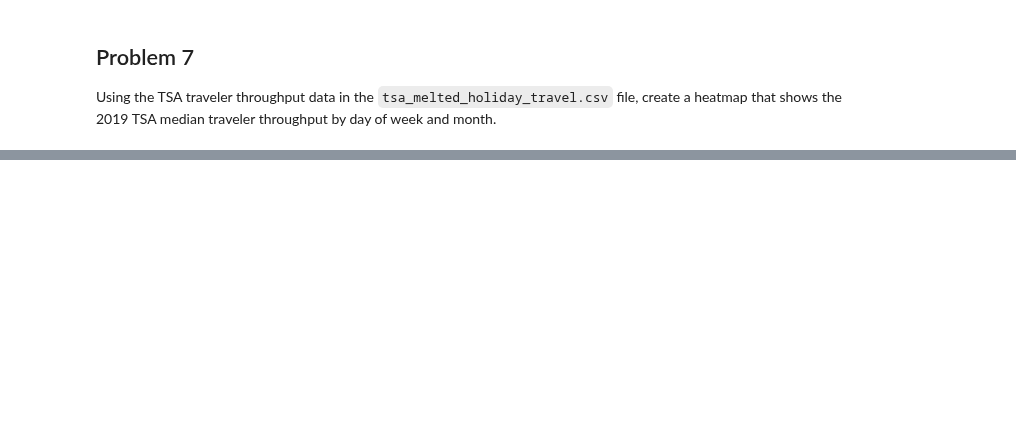
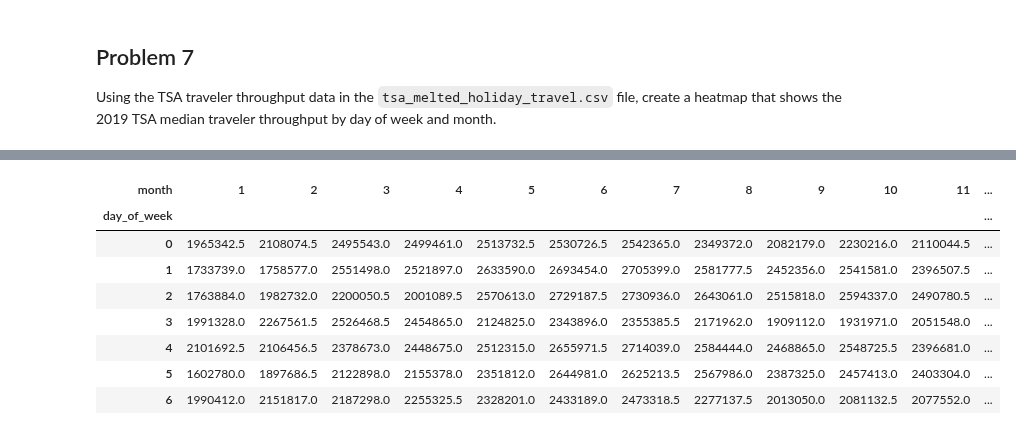
Before and after one commit to SU-IST707-FS25/week-1-materials-AndrewDettor, a Jupyter notebook: assignment.ipynb, the cells around one changed output, grey strips where cells are left out. Drawn from its saved outputs; the diff is of its cells as text; code cells hidden in the pictures; blank space fills up the shorter version.

```diff
--- a/assignment.ipynb
+++ b/assignment.ipynb
@@ -62,0 +324,15 @@ Using the TSA traveler throughput data in the `tsa_melted_holiday_travel.csv` fi
+# %%
+tsa_2019.pivot_table(index="day_of_week",
+                             columns="month",
+                             values="travelers",
+                             aggfunc="median")
+# %% [output]
+| month | 1 | 2 | 3 | 4 | 5 | 6 | 7 | 8 | 9 | 10 | 11 | ... |
+| day_of_week |  |  |  |  |  |  |  |  |  |  |  | ... |
+| 0 | 1965342.5 | 2108074.5 | 2495543.0 | 2499461.0 | 2513732.5 | 2530726.5 | 2542365.0 | 2349372.0 | 2082179.0 | 2230216.0 | 2110044.5 | ... |
+| 1 | 1733739.0 | 1758577.0 | 2551498.0 | 2521897.0 | 2633590.0 | 2693454.0 | 2705399.0 | 2581777.5 | 2452356.0 | 2541581.0 | 2396507.5 | ... |
+| 2 | 1763884.0 | 1982732.0 | 2200050.5 | 2001089.5 | 2570613.0 | 2729187.5 | 2730936.0 | 2643061.0 | 2515818.0 | 2594337.0 | 2490780.5 | ... |
+| 3 | 1991328.0 | 2267561.5 | 2526468.5 | 2454865.0 | 2124825.0 | 2343896.0 | 2355385.5 | 2171962.0 | 1909112.0 | 1931971.0 | 2051548.0 | ... |
+| 4 | 2101692.5 | 2106456.5 | 2378673.0 | 2448675.0 | 2512315.0 | 2655971.5 | 2714039.0 | 2584444.0 | 2468865.0 | 2548725.5 | 2396681.0 | ... |
+| 5 | 1602780.0 | 1897686.5 | 2122898.0 | 2155378.0 | 2351812.0 | 2644981.0 | 2625213.5 | 2567986.0 | 2387325.0 | 2457413.0 | 2403304.0 | ... |
+| 6 | 1990412.0 | 2151817.0 | 2187298.0 | 2255325.5 | 2328201.0 | 2433189.0 | 2473318.5 | 2277137.5 | 2013050.0 | 2081132.5 | 2077552.0 | ... |
```
Also changed, not shown: parts of 32 cells of this notebook.
